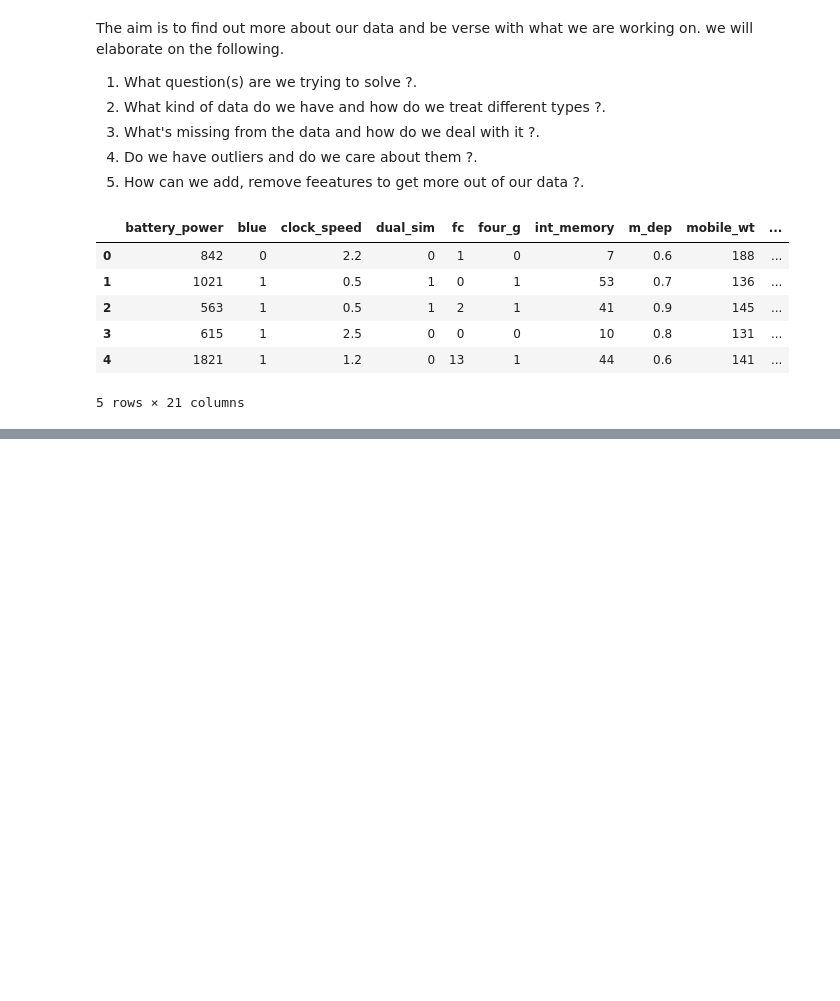
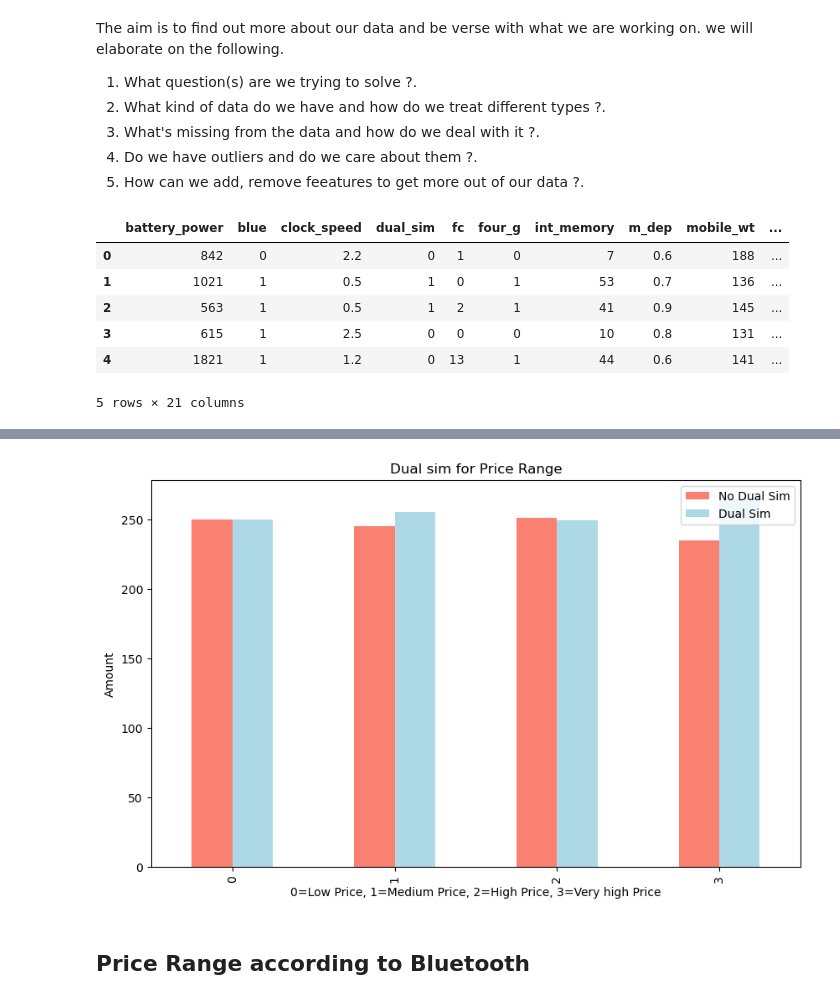
Before and after one commit to LivingstonTardzenyuy/Data-Science-Machine-Learning, a Jupyter notebook: Predicting Phone Price Range/end-to-end-Predicting-Phone-Price-Range.ipynb, the cells around one changed output, grey strips where cells are left out. Cells and saved outputs as stored; diff of their text form; code cells hidden in the pictures; blank space fills up the shorter version.

```diff
--- a/Predicting Phone Price Range/end-to-end-Predicting-Phone-Price-Range.ipynb
+++ b/Predicting Phone Price Range/end-to-end-Predicting-Phone-Price-Range.ipynb
@@ -99,0 +252,14 @@ Name: count, dtype: int64
+# %%
+pd.crosstab(df["price_range"], df["dual_sim"]).plot(
+    kind="bar",
+    figsize=(10,6),
+    color=["salmon", "lightblue"]
+)
+plt.title("Dual sim for Price Range")
+plt.xlabel("0=Low Price, 1=Medium Price, 2=High Price, 3=Very high Price")
+plt.ylabel("Amount")
+plt.legend(["No Dual Sim","Dual Sim"]);
+# %% [output]
+[figure, added]
+# %% [markdown]
+## Price Range according to Bluetooth
```
Also changed, not shown: parts of 28 cells of this notebook, 1 other file.
